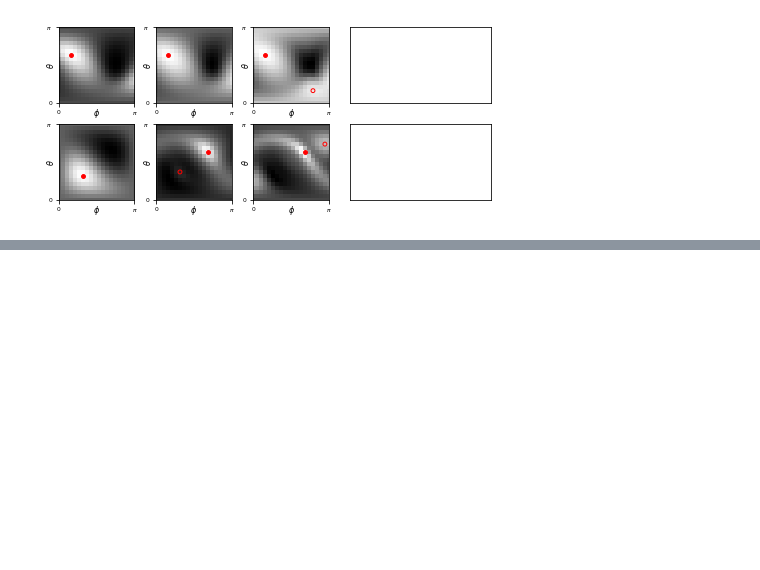
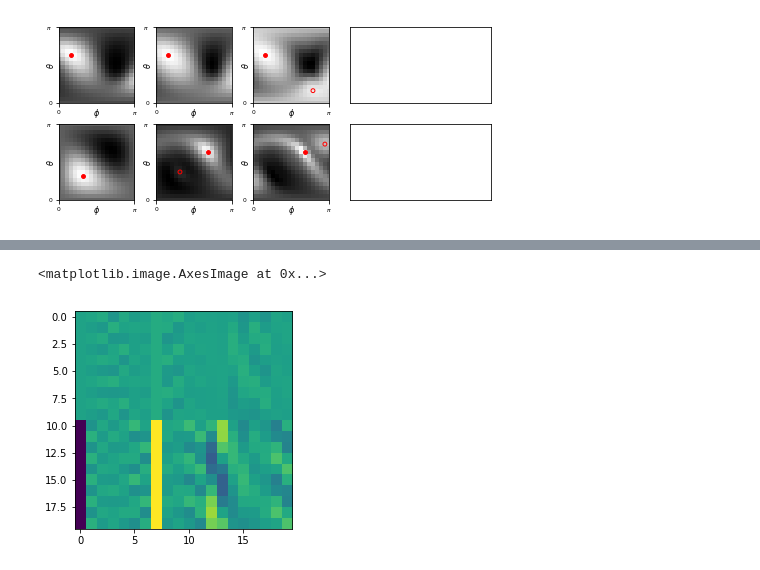
Before and after one commit to BouchardLab/DynamicalComponentsAnalysis, a Jupyter notebook: notebooks/local_minima_fig.ipynb, the cells around one changed output, grey strips where cells are left out. Saved outputs shown, nothing was run; the diff lists cells and outputs as text; code cells hidden in the pictures; blank space fills up the shorter version.

```diff
--- a/notebooks/local_minima_fig.ipynb
+++ b/notebooks/local_minima_fig.ipynb
@@ -261,0 +278,5 @@ Warning: non-PSD matrix (had to increase eigenvalues)
+# %%
+plt.imshow(V_sfa)
+# %% [output]
+<matplotlib.image.AxesImage at 0x...>
+[figure, added]
```
Also changed, not shown: parts of 5 cells of this notebook, 2 other files.
